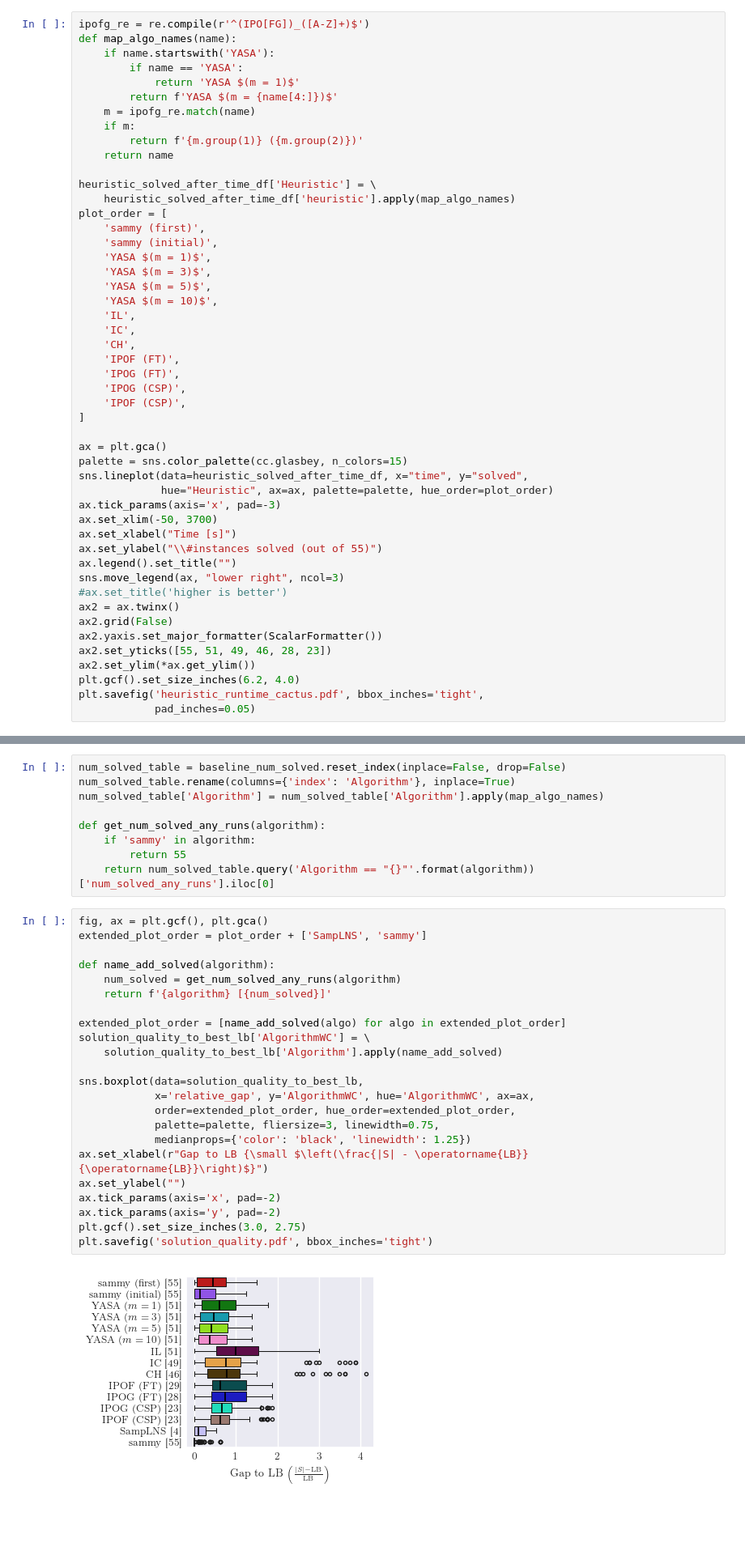
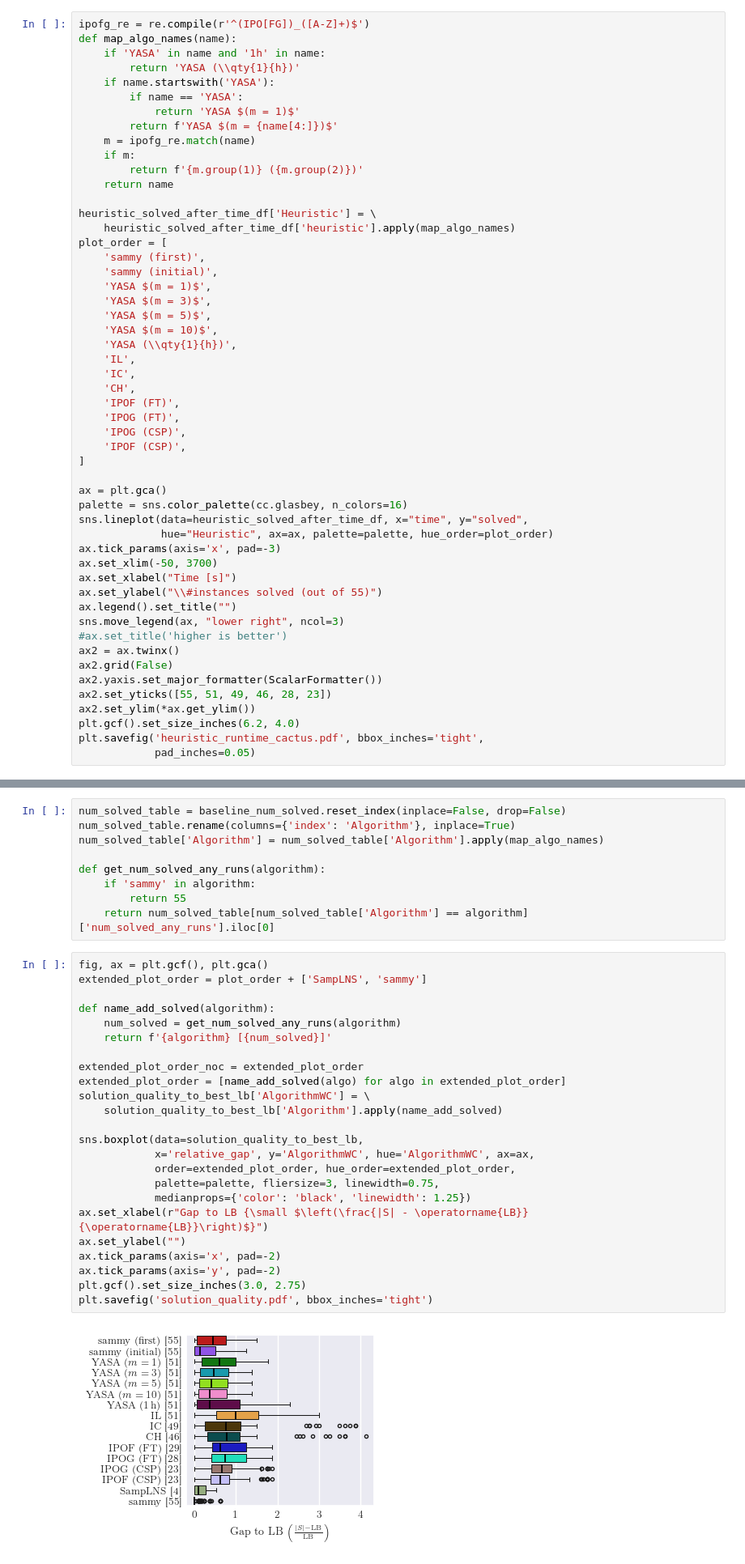
Before and after one commit to phillip-keldenich/sammy, a Jupyter notebook: experiments/paper_figures/on_benchmark_set/03_plots.ipynb, the cells around one changed output, grey strips where cells are left out. Shown at 81% size. Saved outputs shown, nothing was run; the diff lists cells and outputs as text; blank space fills up the shorter version.

```diff
--- a/experiments/paper_figures/on_benchmark_set/03_plots.ipynb
+++ b/experiments/paper_figures/on_benchmark_set/03_plots.ipynb
@@ -335,6 +336,8 @@ heuristic_solved_after_time_df = pd.DataFrame(heuristic_solved_after_time)
 # %%
 ipofg_re = re.compile(r'^(IPO[FG])_([A-Z]+)$')
 def map_algo_names(name):
+    if 'YASA' in name and '1h' in name:
+        return 'YASA (\\qty{1}{h})'
     if name.startswith('YASA'):
         if name == 'YASA':
             return 'YASA $(m = 1)$'
@@ -353,6 +356,7 @@ plot_order = [
     'YASA $(m = 3)$',
     'YASA $(m = 5)$',
     'YASA $(m = 10)$',
+    'YASA (\\qty{1}{h})',
     'IL',
     'IC',
     'CH',
@@ -363,7 +367,7 @@ plot_order = [
 ]
 
 ax = plt.gca()
-palette = sns.color_palette(cc.glasbey, n_colors=15)
+palette = sns.color_palette(cc.glasbey, n_colors=16)
 sns.lineplot(data=heuristic_solved_after_time_df, x="time", y="solved",
              hue="Heuristic", ax=ax, palette=palette, hue_order=plot_order)
 ax.tick_params(axis='x', pad=-3)
@@ -602,29 +606,30 @@ num_solved_table['Algorithm'] = num_solved_table['Algorithm'].apply(map_algo_nam
 def get_num_solved_any_runs(algorithm):
     if 'sammy' in algorithm:
         return 55
-    return num_solved_table.query('Algorithm == "{}"'.format(algorithm))['num_solved_any_runs'].iloc[0]
+    return num_solved_table[num_solved_table['Algorithm'] == algorithm]['num_solved_any_runs'].iloc[0]
 # %%
 fig, ax = plt.gcf(), plt.gca()
 extended_plot_order = plot_order + ['SampLNS', 'sammy']
 
 def name_add_solved(algorithm):
     num_solved = get_num_solved_any_runs(algorithm)
     return f'{algorithm} [{num_solved}]'
 
+extended_plot_order_noc = extended_plot_order
 extended_plot_order = [name_add_solved(algo) for algo in extended_plot_order]
 solution_quality_to_best_lb['AlgorithmWC'] = \
     solution_quality_to_best_lb['Algorithm'].apply(name_add_solved)
 
 sns.boxplot(data=solution_quality_to_best_lb,
             x='relative_gap', y='AlgorithmWC', hue='AlgorithmWC', ax=ax,
             order=extended_plot_order, hue_order=extended_plot_order,
             palette=palette, fliersize=3, linewidth=0.75,
             medianprops={'color': 'black', 'linewidth': 1.25})
 ax.set_xlabel(r"Gap to LB {\small $\left(\frac{|S| - \operatorname{LB}}{\operatorname{LB}}\right)$}")
 ax.set_ylabel("")
 ax.tick_params(axis='x', pad=-2)
 ax.tick_params(axis='y', pad=-2)
 plt.gcf().set_size_inches(3.0, 2.75)
 plt.savefig('solution_quality.pdf', bbox_inches='tight')
 # %% [output]
-[figure, old version]
+[figure, new version]
```
Also changed, not shown: parts of 12 cells of this notebook, 15 other files.
